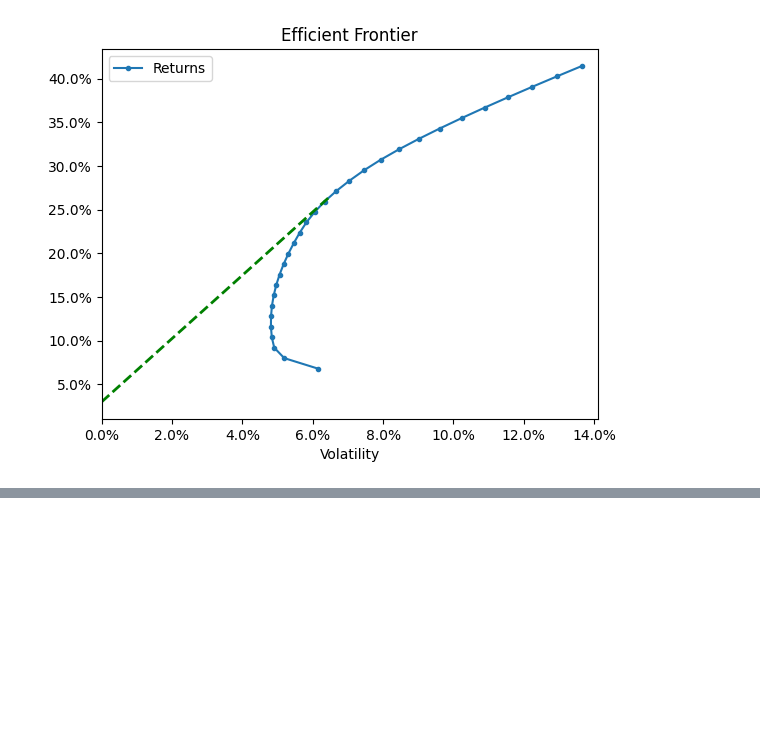
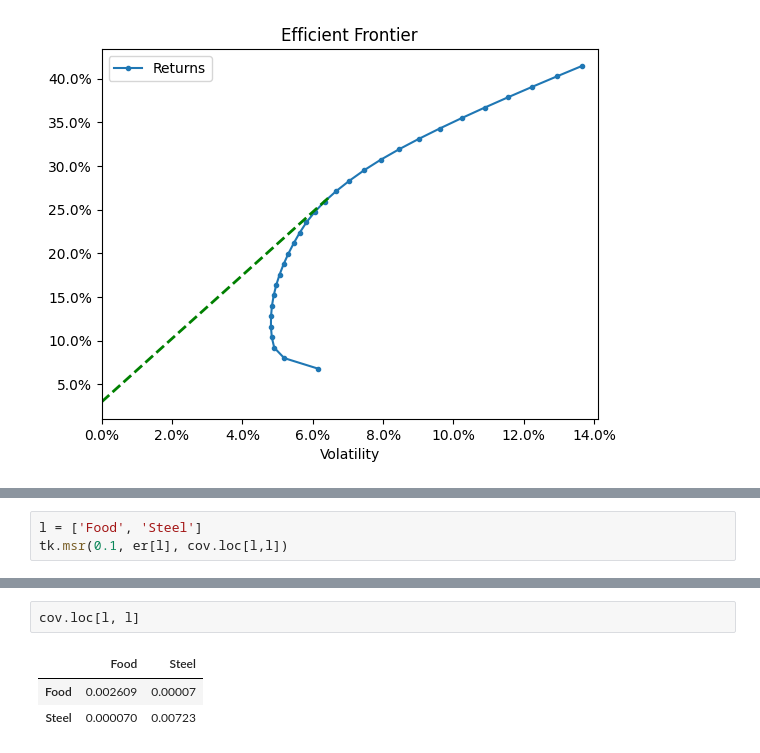
Before and after one commit to Terry4715/MVO-backtest, a Jupyter notebook: CodeAlong_Module2.ipynb, the cells around one changed output, grey strips where cells are left out. Saved outputs shown, nothing was run; the diff lists cells and outputs as text; blank space fills up the shorter version.

```diff
--- a/CodeAlong_Module2.ipynb
+++ b/CodeAlong_Module2.ipynb
@@ -269,0 +276,3 @@ tk.plot_ef(30, er[l], cov.loc[l,l], show_cml=True, riskfree_rate=0.03)
+# %%
+l = ['Food', 'Steel']
+tk.msr(0.1, er[l], cov.loc[l,l])
@@ -269,0 +295,6 @@ tk.plot_ef(30, er[l], cov.loc[l,l], show_cml=True, riskfree_rate=0.03)
+# %%
+cov.loc[l, l]
+# %% [output]
+|  | Food | Steel |
+| Food | 0.002609 | 0.00007 |
+| Steel | 0.000070 | 0.00723 |
```
Also changed, not shown: parts of 13 cells of this notebook.
